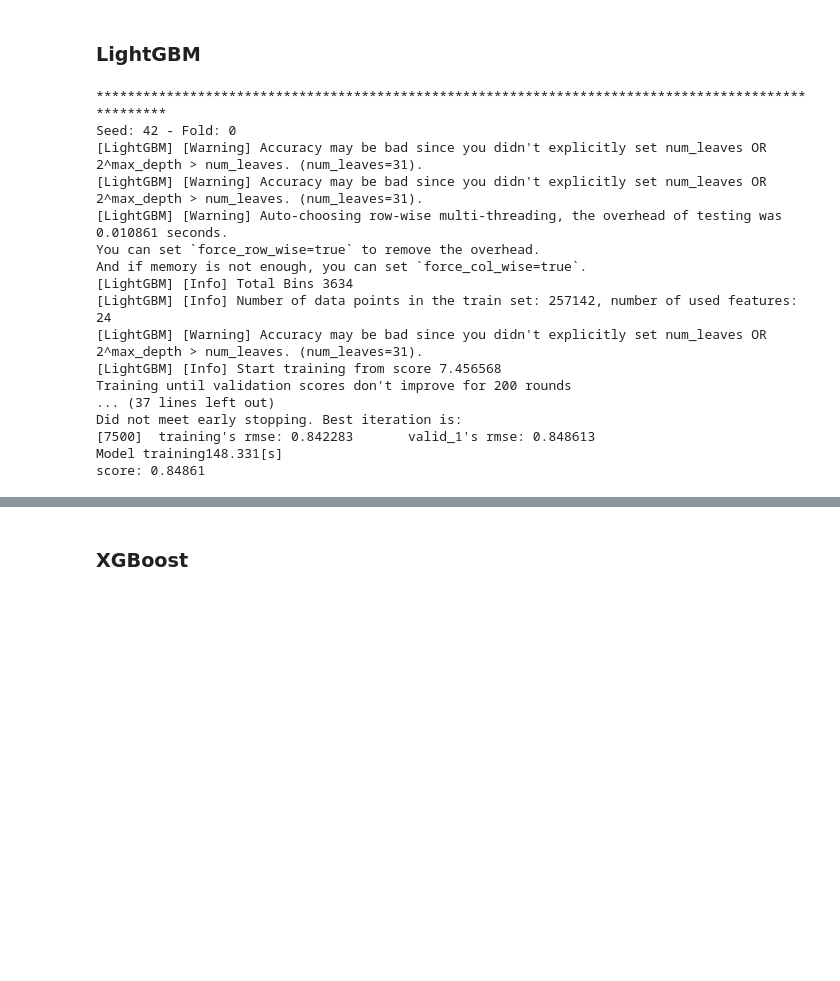
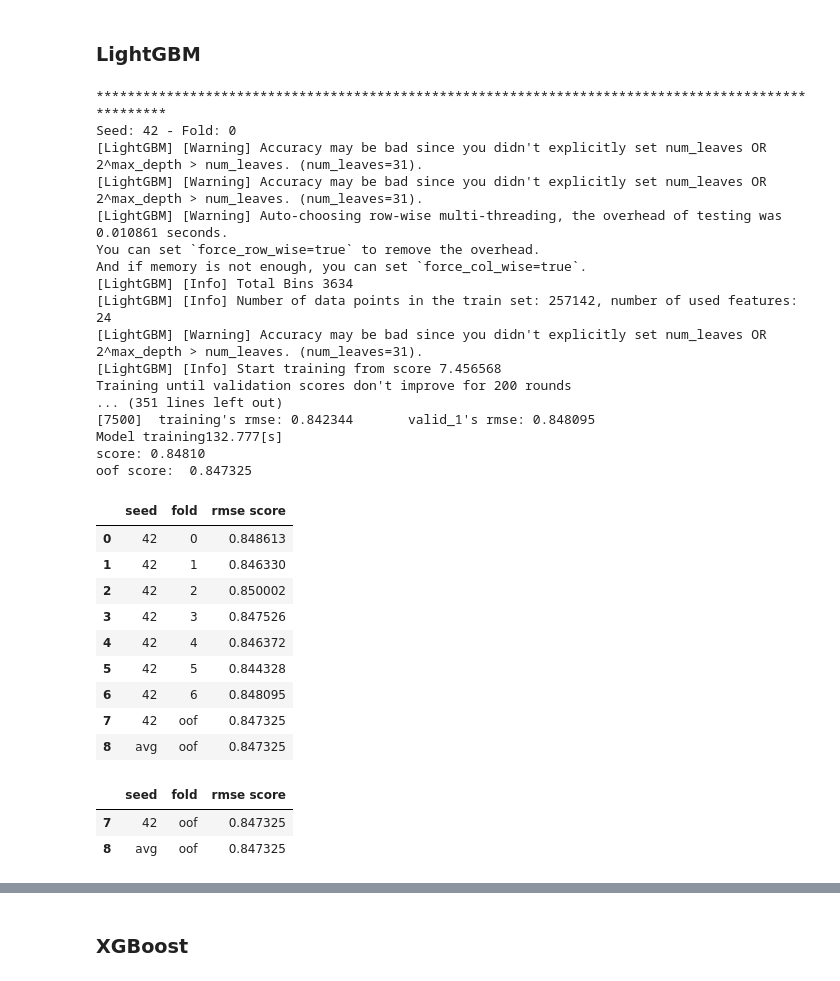
Before and after one commit to darkmatter2222/Kaggle_Tabular_Playground_Series-ML, a Jupyter notebook: Feb-2021/notebooks/tps-feb-2021-3gbdts-ensemble-baseline.ipynb, the cells around one changed output, grey strips where cells are left out. Saved outputs shown, nothing was run; the diff lists cells and outputs as text; code cells hidden in the pictures; blank space fills up the shorter version.

```diff
--- a/Feb-2021/notebooks/tps-feb-2021-3gbdts-ensemble-baseline.ipynb
+++ b/Feb-2021/notebooks/tps-feb-2021-3gbdts-ensemble-baseline.ipynb
@@ -194,7 +194,7 @@ CAT_COLS= [f"cat{i}" for i in range(10)]
 CONT_COLS = [f"cont{i}" for i in range(14)]
 TGT_COL = "target"
 
-N_SPLITS = 7
+N_SPLITS = 5
 RANDOM_SEED_LIST = [
     42,
 #     2021, 0, 1086, 39
@@ -205,7 +205,7 @@ MODEL_PARAMS = {
         "objective": "root_mean_squared_error",
         "boosting": "gbdt",
         "max_depth": 8,
-        "learning_rate": 0.001,
+        "learning_rate": 0.01,
         "colsample_bytree": 0.4,
         "subsample": 0.6,
         "subsample_freq": 6,
@@ -219,7 +219,7 @@ MODEL_PARAMS = {
     "xgb": {
         "objective": "reg:squarederror",
         "max_depth": 6,
-        "learning_rate": 0.001,
+        "learning_rate": 0.01,
         "colsample_bytree": 0.4,
         "subsample": 0.6,
         "reg_alpha" : 6,
@@ -232,7 +232,7 @@ MODEL_PARAMS = {
     "cat": {
         'loss_function': 'RMSE',
         "max_depth": 4,
-        'learning_rate': 0.005,
+        'learning_rate': 0.05,
         "colsample_bylevel": 0.4,
         "subsample": 0.6,
         "min_child_samples": 100,
@@ -240,17 +240,17 @@ MODEL_PARAMS = {
         "thread_count": 2,
 #         "task_type": "GPU",
 #         "devices" : "0",
-        'num_boost_round': 7500,
+        'num_boost_round': 20000,
     }
 }
 TRAIN_PARAMS = {
     "lgb": {
-        "num_boost_round": 7500,
+        "num_boost_round": 20000,
         "early_stopping_rounds": 200,
         "verbose_eval": 200,
     },
     "xgb": {
-        "num_boost_round": 7500,
+        "num_boost_round": 20000,
         "early_stopping_rounds": 200,
         "verbose_eval":  200,
     },
@@ -424,8 +424,8 @@ And if memory is not enough, you can set `force_col_wise=true`.
 [LightGBM] [Warning] Accuracy may be bad since you didn't explicitly set num_leaves OR 2^max_depth > num_leaves. (num_leaves=31).
 [LightGBM] [Info] Start training from score 7.456568
 Training until validation scores don't improve for 200 rounds
-... (37 lines left out)
-Did not meet early stopping. Best iteration is:
-[7500]  training's rmse: 0.842283       valid_1's rmse: 0.848613
-Model training148.331[s]
-score: 0.84861
+... (351 lines left out)
+[7500]  training's rmse: 0.842344       valid_1's rmse: 0.848095
+Model training132.777[s]
+score: 0.84810
+oof score:  0.847325
@@ -434,5 +432,23 @@ score_lgb
+# %%
+score_lgb
+np.save('lgb',)
+# %% [output]
+|  | seed | fold | rmse score |
+| 0 | 42 | 0 | 0.848613 |
+| 1 | 42 | 1 | 0.846330 |
+| 2 | 42 | 2 | 0.850002 |
+| 3 | 42 | 3 | 0.847526 |
+| 4 | 42 | 4 | 0.846372 |
+| 5 | 42 | 5 | 0.844328 |
+| 6 | 42 | 6 | 0.848095 |
+| 7 | 42 | oof | 0.847325 |
+| 8 | avg | oof | 0.847325 |
 # %%
 score_lgb.loc[score_lgb.fold == "oof"]
+# %% [output]
+|  | seed | fold | rmse score |
+| 7 | 42 | oof | 0.847325 |
+| 8 | avg | oof | 0.847325 |
 # %%
 order = list(feat_imps_lgb.groupby("feature").mean().sort_values("importance", ascending=False).index)
 plt.figure(figsize=(10, 10))
```
Also changed, not shown: parts of 17 cells of this notebook, 2 other files.
